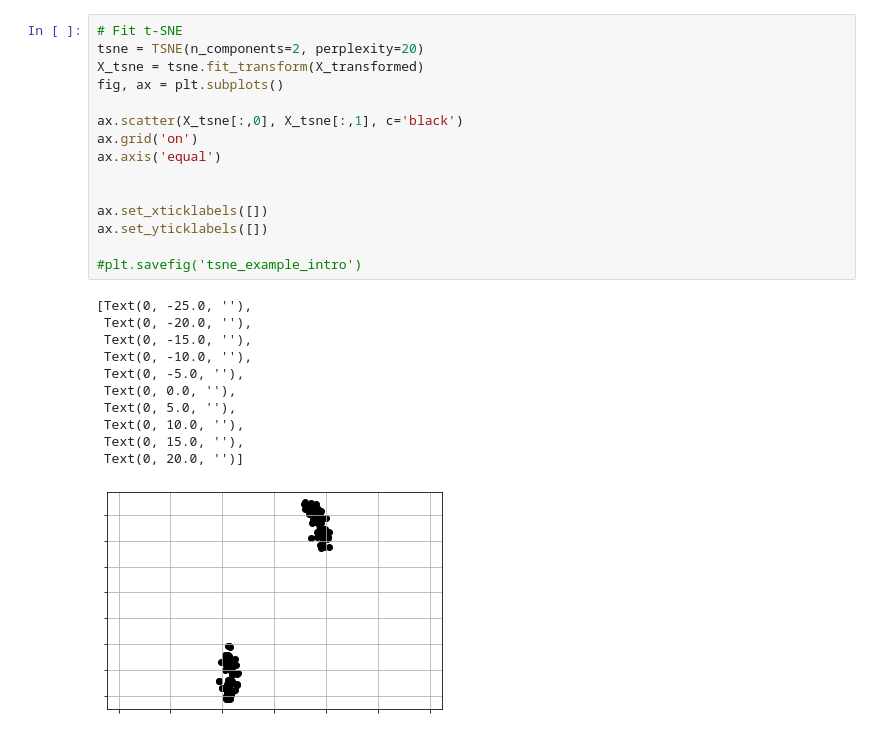
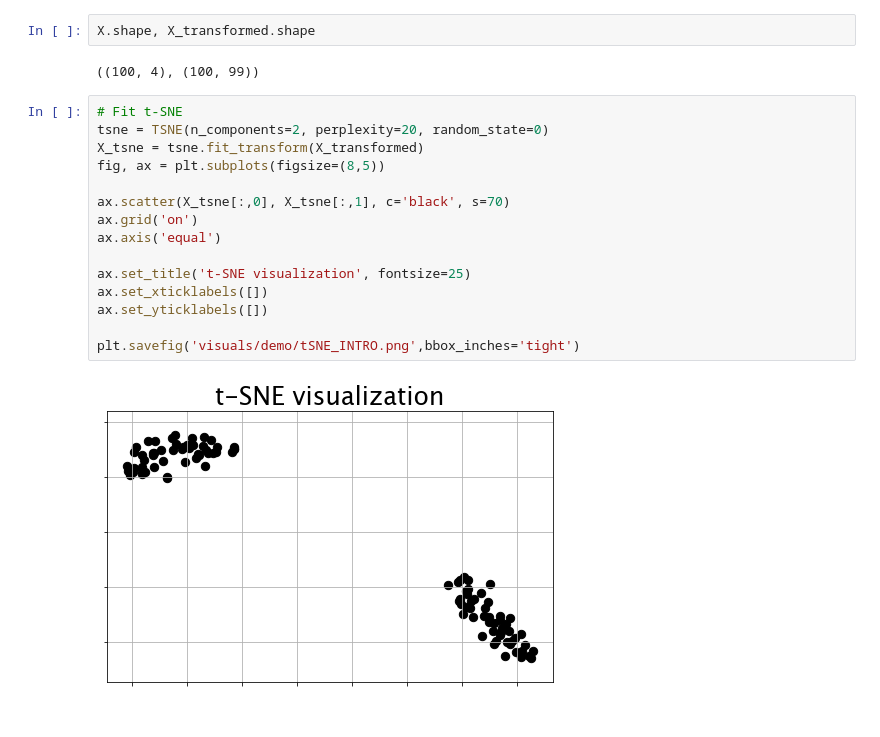
Before and after one commit to njbergam/tsne-exaggerates-clusters, a Jupyter notebook: 0_demo.ipynb, the cells around one changed output. Saved outputs shown, nothing was run; the diff lists cells and outputs as text.

```diff
--- a/0_demo.ipynb
+++ b/0_demo.ipynb
@@ -71,27 +22,21 @@ ax.axis('equal')
+# %%
+X.shape, X_transformed.shape
+# %% [output]
+((100, 4), (100, 99))
 # %%
 # Fit t-SNE
-tsne = TSNE(n_components=2, perplexity=20)
+tsne = TSNE(n_components=2, perplexity=20, random_state=0)
 X_tsne = tsne.fit_transform(X_transformed)
-fig, ax = plt.subplots()
+fig, ax = plt.subplots(figsize=(8,5))
 
-ax.scatter(X_tsne[:,0], X_tsne[:,1], c='black')
+ax.scatter(X_tsne[:,0], X_tsne[:,1], c='black', s=70)
 ax.grid('on')
 ax.axis('equal')
 
-
+ax.set_title('t-SNE visualization', fontsize=25)
 ax.set_xticklabels([])
 ax.set_yticklabels([])
 
-#plt.savefig('tsne_example_intro')
+plt.savefig('visuals/demo/tSNE_INTRO.png',bbox_inches='tight')
 # %% [output]
-[Text(0, -25.0, ''),
- Text(0, -20.0, ''),
- Text(0, -15.0, ''),
- Text(0, -10.0, ''),
- Text(0, -5.0, ''),
- Text(0, 0.0, ''),
- Text(0, 5.0, ''),
- Text(0, 10.0, ''),
- Text(0, 15.0, ''),
- Text(0, 20.0, '')]
-[figure, old version]
+[figure, new version]
```
Also changed, not shown: parts of 15 cells of this notebook, 59 other files.
